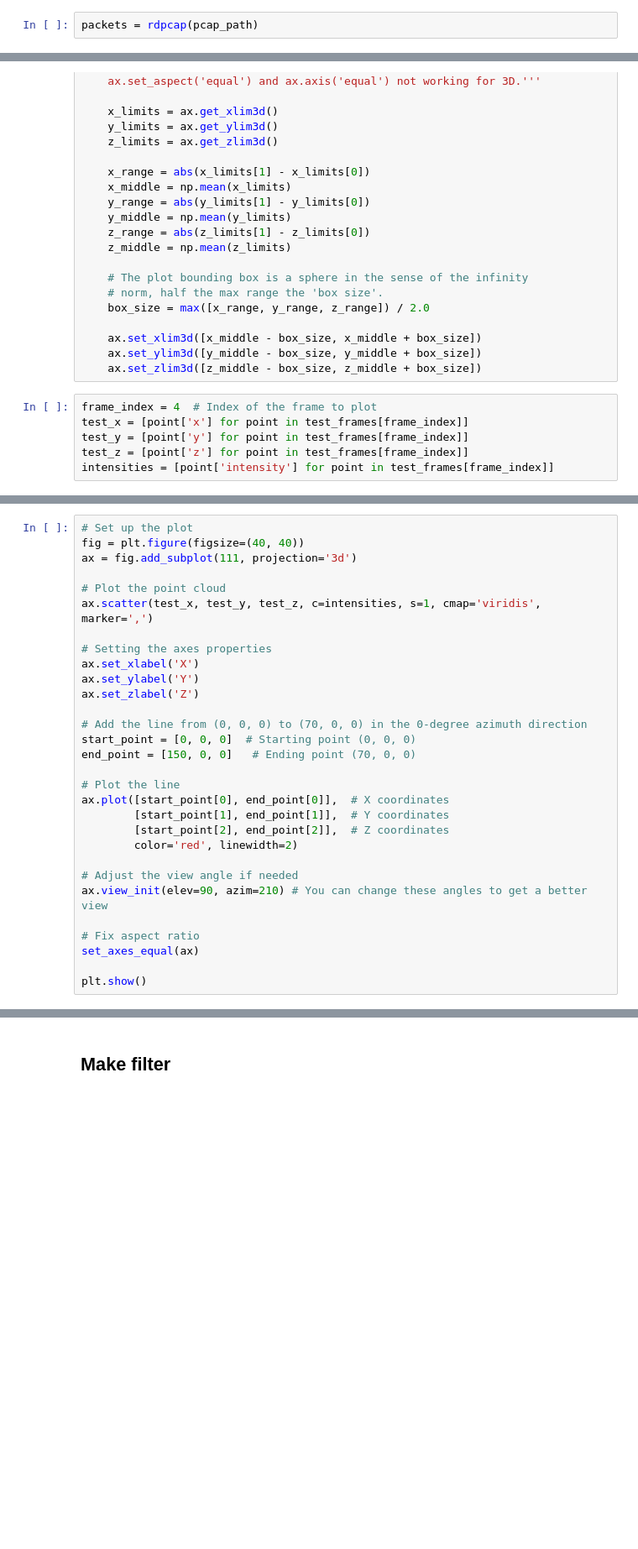
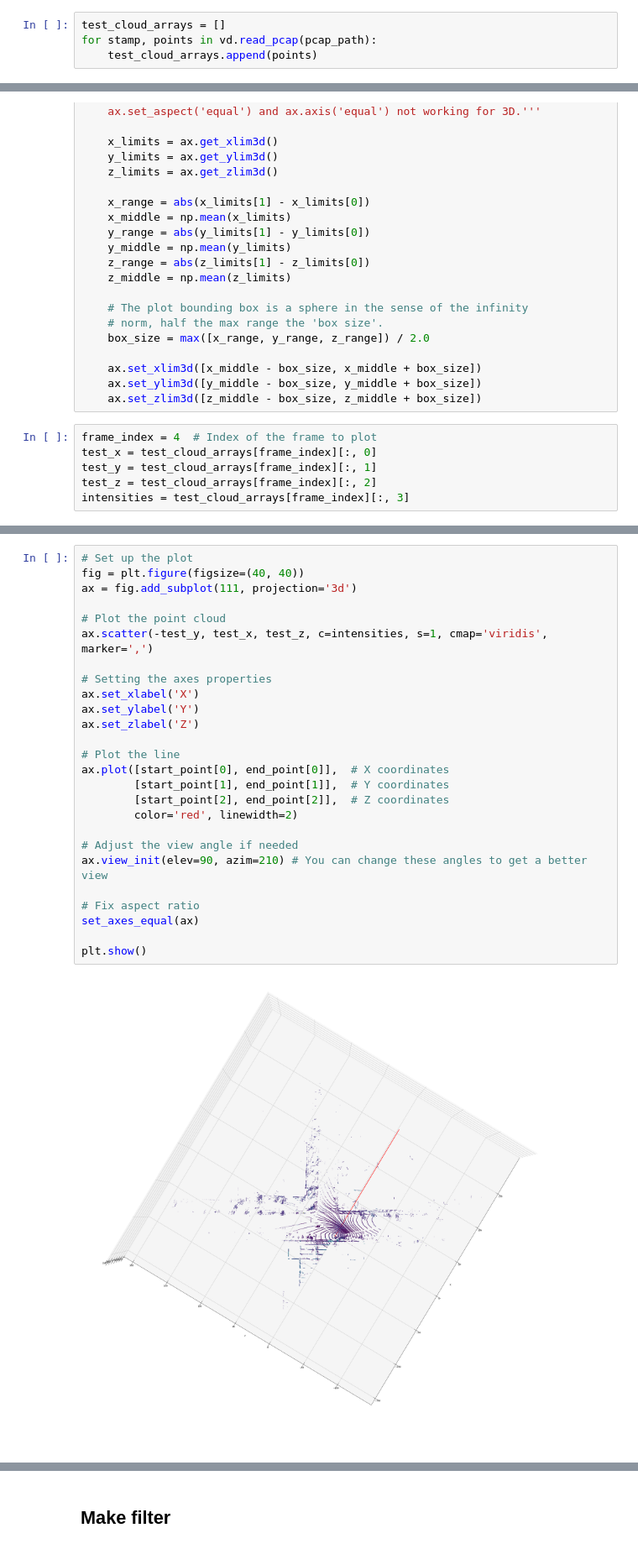
Before and after one commit to CalTransProject/3D-Vehicle-Detection-PointPillars, a Jupyter notebook: server_scripts/filter_time_tests_pcap_test.ipynb, the cells around one changed output, grey strips where cells are left out. Shown at 84% size. Drawn from its saved outputs; the diff is of its cells as text; blank space fills up the shorter version.

```diff
--- a/server_scripts/filter_time_tests_pcap_test.ipynb
+++ b/server_scripts/filter_time_tests_pcap_test.ipynb
@@ -15,4 +15,6 @@ from mpl_toolkits.mplot3d import Axes3D
 pcap_path = '../data/late_z_and_p_test.pcap'
 # pcap_path = '../data/zelzah_plummer_intersection_12min_032023_lidar.pcap'
 # %%
-packets = rdpcap(pcap_path)
+test_cloud_arrays = []
+for stamp, points in vd.read_pcap(pcap_path):
+    test_cloud_arrays.append(points)
@@ -401,7 +46,7 @@ def set_axes_equal(ax):
     ax.set_zlim3d([z_middle - box_size, z_middle + box_size])
 # %%
 frame_index = 4  # Index of the frame to plot
-test_x = [point['x'] for point in test_frames[frame_index]]
-test_y = [point['y'] for point in test_frames[frame_index]]
-test_z = [point['z'] for point in test_frames[frame_index]]
-intensities = [point['intensity'] for point in test_frames[frame_index]]
+test_x = test_cloud_arrays[frame_index][:, 0]
+test_y = test_cloud_arrays[frame_index][:, 1]
+test_z = test_cloud_arrays[frame_index][:, 2]
+intensities = test_cloud_arrays[frame_index][:, 3]
@@ -410,30 +53,28 @@ IndexError: list index out of range
 # %%
 # Set up the plot
 fig = plt.figure(figsize=(40, 40))
 ax = fig.add_subplot(111, projection='3d')
 
 # Plot the point cloud
-ax.scatter(test_x, test_y, test_z, c=intensities, s=1, cmap='viridis', marker=',')
+ax.scatter(-test_y, test_x, test_z, c=intensities, s=1, cmap='viridis', marker=',')
 
 # Setting the axes properties
 ax.set_xlabel('X')
 ax.set_ylabel('Y')
 ax.set_zlabel('Z')
-
-# Add the line from (0, 0, 0) to (70, 0, 0) in the 0-degree azimuth direction
-start_point = [0, 0, 0]  # Starting point (0, 0, 0)
-end_point = [150, 0, 0]   # Ending point (70, 0, 0)
 
 # Plot the line
 ax.plot([start_point[0], end_point[0]],  # X coordinates
         [start_point[1], end_point[1]],  # Y coordinates
         [start_point[2], end_point[2]],  # Z coordinates
         color='red', linewidth=2)
 
 # Adjust the view angle if needed
 ax.view_init(elev=90, azim=210) # You can change these angles to get a better view
 
 # Fix aspect ratio
 set_axes_equal(ax)
 
 plt.show()
+# %% [output]
+[figure, added]
```
Also changed, not shown: parts of 66 cells of this notebook, 3 other files.
